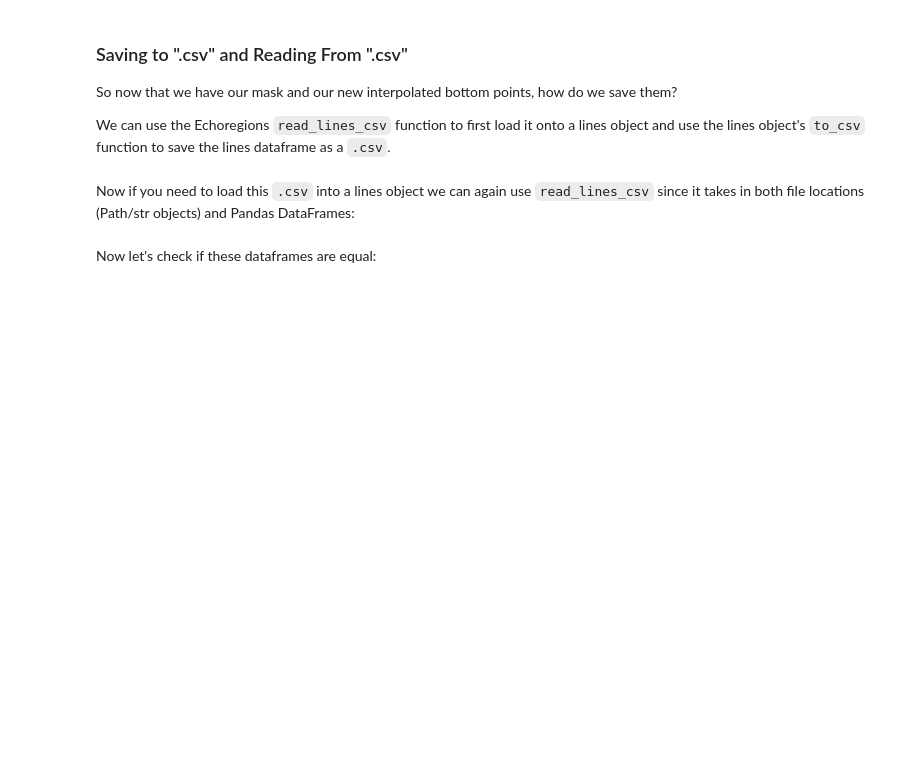
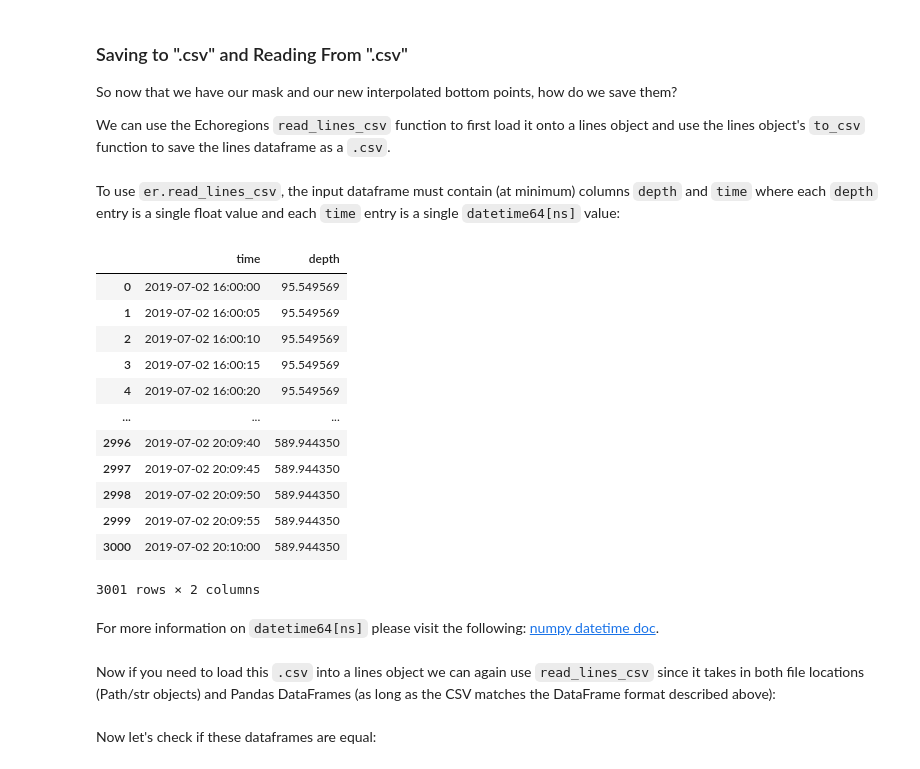
Before and after one commit to OSOceanAcoustics/echoregions, a Jupyter notebook: docs/source/Lines_functionality.ipynb, the cells around one changed output. Saved outputs shown, nothing was run; the diff lists cells and outputs as text; code cells hidden in the pictures; blank space fills up the shorter version.

```diff
--- a/docs/source/Lines_functionality.ipynb
+++ b/docs/source/Lines_functionality.ipynb
@@ -312,8 +308,28 @@ from_mask_lines = er.read_lines_csv(bottom_points)
 
 # Save to .csv
 from_mask_lines.to_csv("from_mask_lines.csv")
+# %% [markdown]
+To use `er.read_lines_csv`, the input dataframe must contain (at minimum) columns `depth` and `time` where each `depth` entry is a single float value and each `time` entry is a single `datetime64[ns]` value:
+# %%
+bottom_points
+# %% [output]
+|  | time | depth |
+| 0 | 2019-07-02 16:00:00 | 95.549569 |
+| 1 | 2019-07-02 16:00:05 | 95.549569 |
+| 2 | 2019-07-02 16:00:10 | 95.549569 |
+| 3 | 2019-07-02 16:00:15 | 95.549569 |
+| 4 | 2019-07-02 16:00:20 | 95.549569 |
+| ... | ... | ... |
+| 2996 | 2019-07-02 20:09:40 | 589.944350 |
+| 2997 | 2019-07-02 20:09:45 | 589.944350 |
+| 2998 | 2019-07-02 20:09:50 | 589.944350 |
+| 2999 | 2019-07-02 20:09:55 | 589.944350 |
+| 3000 | 2019-07-02 20:10:00 | 589.944350 |
+3001 rows × 2 columns
+# %% [markdown]
+For more information on `datetime64[ns]` please visit the following: [numpy datetime doc](https://numpy.org/doc/stable/reference/arrays.datetime.html).
 # %% [markdown]
-Now if you need to load this `.csv` into a lines object we can again use `read_lines_csv` since it takes in both file locations (Path/str objects) and Pandas DataFrames:
+Now if you need to load this `.csv` into a lines object we can again use `read_lines_csv` since it takes in both file locations (Path/str objects) and Pandas DataFrames (as long as the CSV matches the DataFrame format described above):
 # %%
 # Create another new lines object
 from_csv_lines = er.read_lines_csv("from_mask_lines.csv")
```
Also changed, not shown: parts of 6 cells of this notebook, 4 other files.
